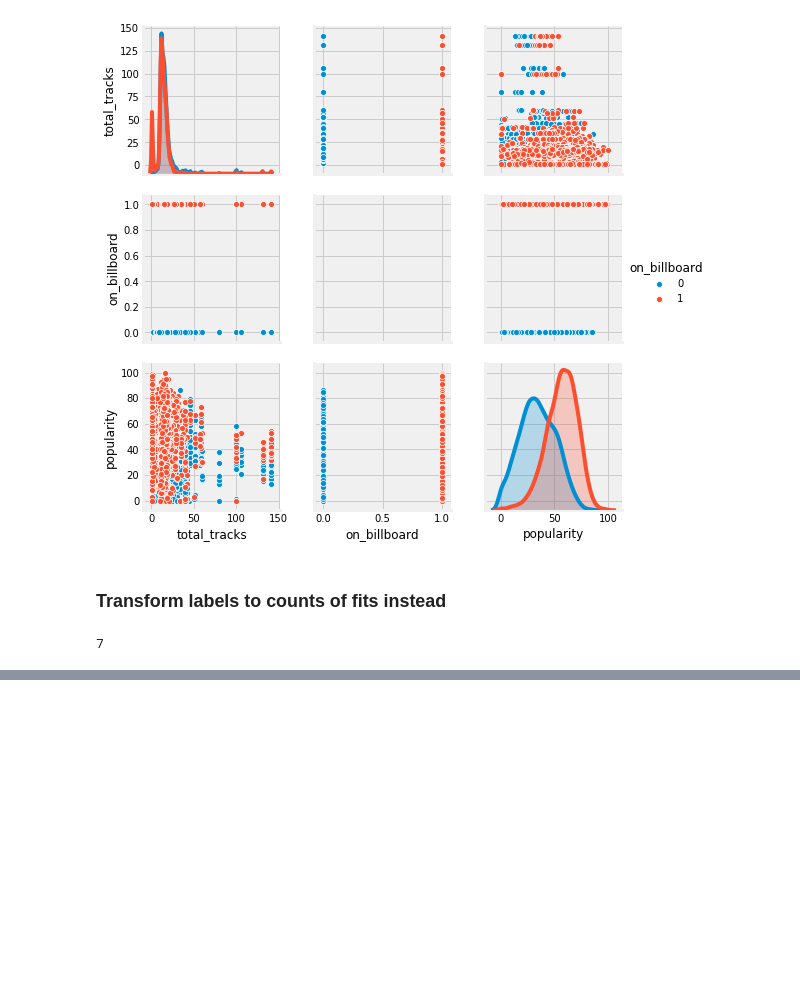
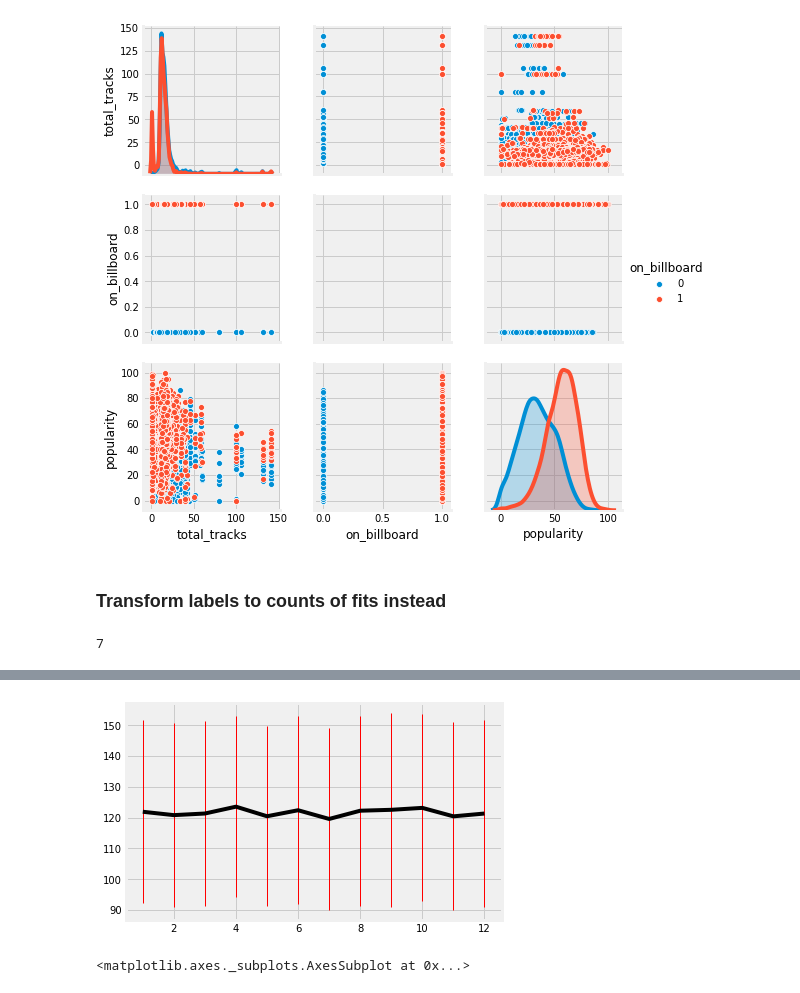
Before and after one commit to Greenford/billboard, a Jupyter notebook: pipe.ipynb, the cells around one changed output, grey strips where cells are left out. Drawn from its saved outputs; the diff is of its cells as text; code cells hidden in the pictures; blank space fills up the shorter version.

```diff
--- a/pipe.ipynb
+++ b/pipe.ipynb
@@ -289,0 +334,12 @@ Name: label, Length: 13501, dtype: int64
+# %%
+monthdf = df1.copy()
+# %%
+monthdf['month'] = pd.to_datetime(monthdf.release_date).apply(lambda d: d.month)
+# %%
+plotbymonth(monthdf[monthdf.release_date>='1999'], 'tempo', None)
+# %% [output]
+[figure, added]
+# %%
+ax.errorbar()
+# %% [output]
+<matplotlib.axes._subplots.AxesSubplot at 0x...>
```
Also changed, not shown: parts of 20 cells of this notebook, 3 other files.
